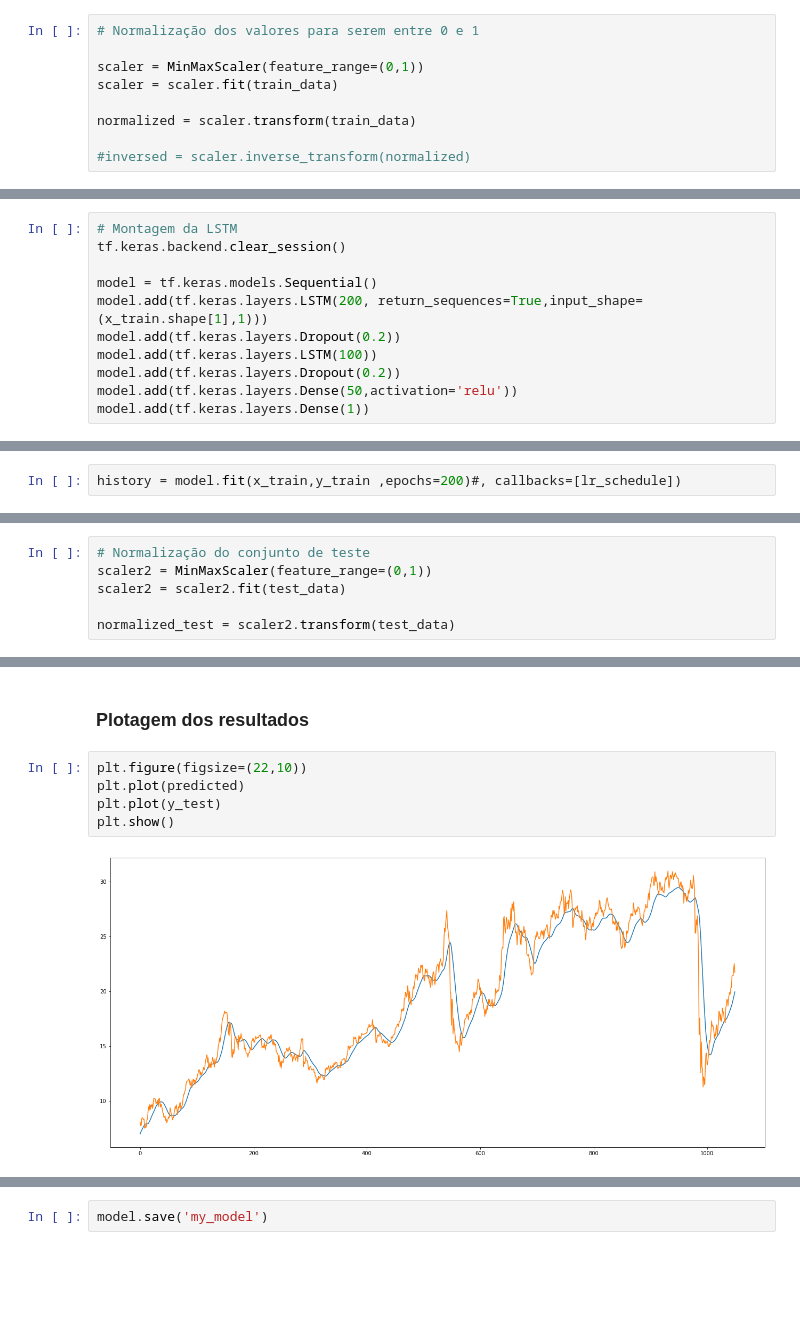
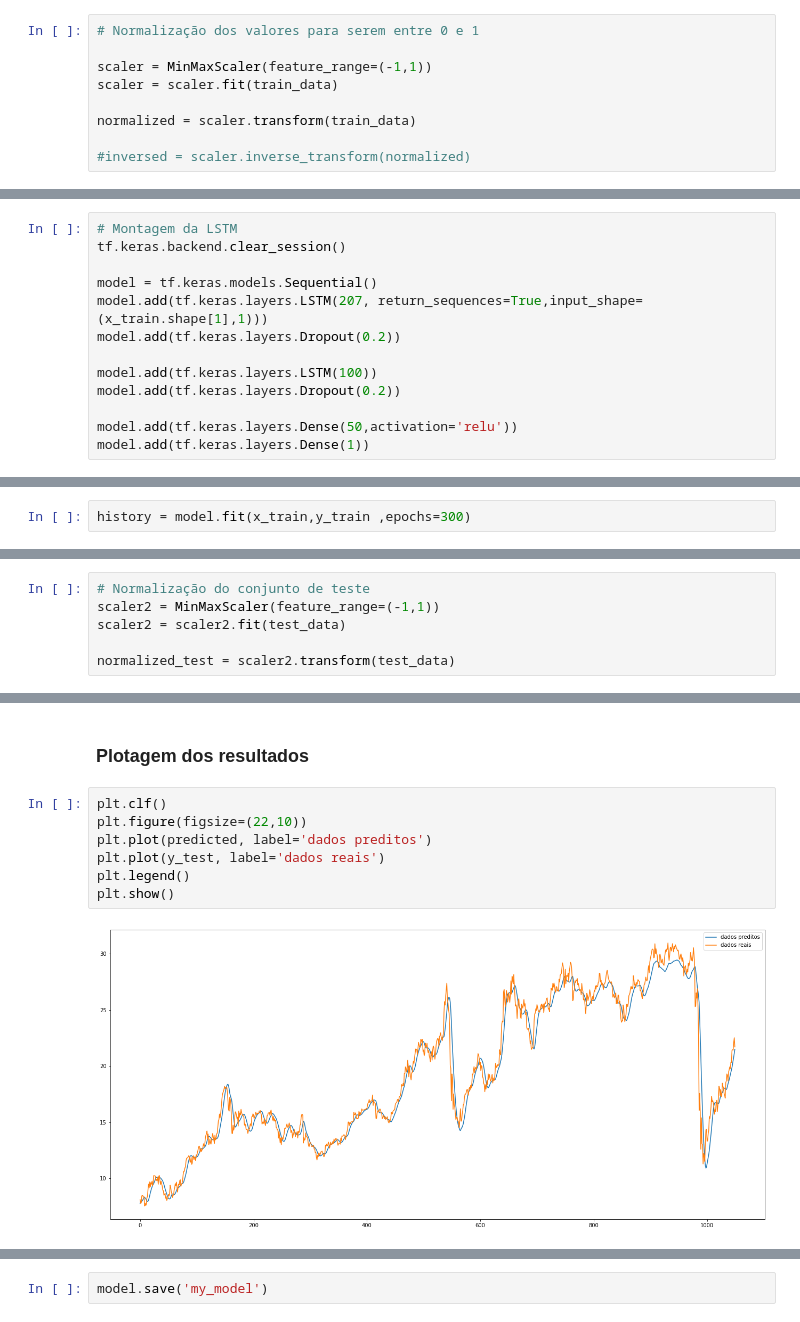
Before and after one commit to RodolfoViegas/RNN_PETR4, a Jupyter notebook: Preparação_das_series_temporais(sem_diff_e_sem_log_transform).ipynb, the cells around one changed output, grey strips where cells are left out. Saved outputs shown, nothing was run; the diff lists cells and outputs as text; blank space fills up the shorter version.

```diff
--- a/Preparação_das_series_temporais(sem_diff_e_sem_log_transform).ipynb
+++ b/Preparação_das_series_temporais(sem_diff_e_sem_log_transform).ipynb
@@ -165,7 +181,7 @@ plt.show()
 # %%
 # Normalização dos valores para serem entre 0 e 1
 
-scaler = MinMaxScaler(feature_range=(0,1))
+scaler = MinMaxScaler(feature_range=(-1,1))
 scaler = scaler.fit(train_data)
 
 normalized = scaler.transform(train_data)
@@ -200,9 +216,11 @@ x_train.shape #(3914, 60, 1) (3562, 207, 1)
 tf.keras.backend.clear_session()
 
 model = tf.keras.models.Sequential()
-model.add(tf.keras.layers.LSTM(200, return_sequences=True,input_shape=(x_train.shape[1],1)))
+model.add(tf.keras.layers.LSTM(207, return_sequences=True,input_shape=(x_train.shape[1],1)))
 model.add(tf.keras.layers.Dropout(0.2))
+
 model.add(tf.keras.layers.LSTM(100))
 model.add(tf.keras.layers.Dropout(0.2))
+
 model.add(tf.keras.layers.Dense(50,activation='relu'))
 model.add(tf.keras.layers.Dense(1))
@@ -211,5 +252,5 @@ model.compile(loss='mse',
               optimizer='sgd',
               metrics=["mae"])
 # %%
-history = model.fit(x_train,y_train ,epochs=200)#, callbacks=[lr_schedule])
+history = model.fit(x_train,y_train ,epochs=300)
 # %% [output]
@@ -234,7 +275,7 @@ Epoch 200/200
 ### Prepação para testar o modelo
 # %%
 # Normalização do conjunto de teste
-scaler2 = MinMaxScaler(feature_range=(0,1))
+scaler2 = MinMaxScaler(feature_range=(-1,1))
 scaler2 = scaler2.fit(test_data)
 
 normalized_test = scaler2.transform(test_data)
@@ -280,9 +321,11 @@ RMSE: 0.3
 # %% [markdown]
 ### Plotagem dos resultados
 # %%
+plt.clf()
 plt.figure(figsize=(22,10))
-plt.plot(predicted)
-plt.plot(y_test)
+plt.plot(predicted, label='dados preditos')
+plt.plot(y_test, label='dados reais')
+plt.legend()
 plt.show()
 # %% [output]
-[figure, old version]
+[figure, new version]
```
Also changed, not shown: parts of 17 cells of this notebook.
